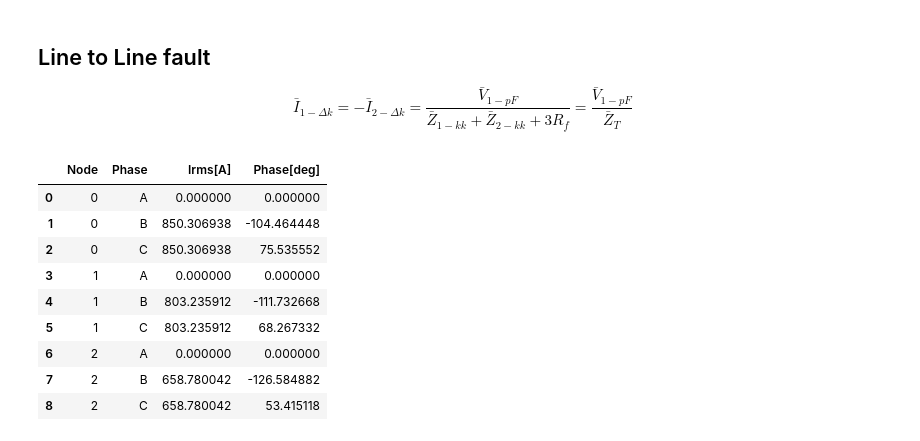
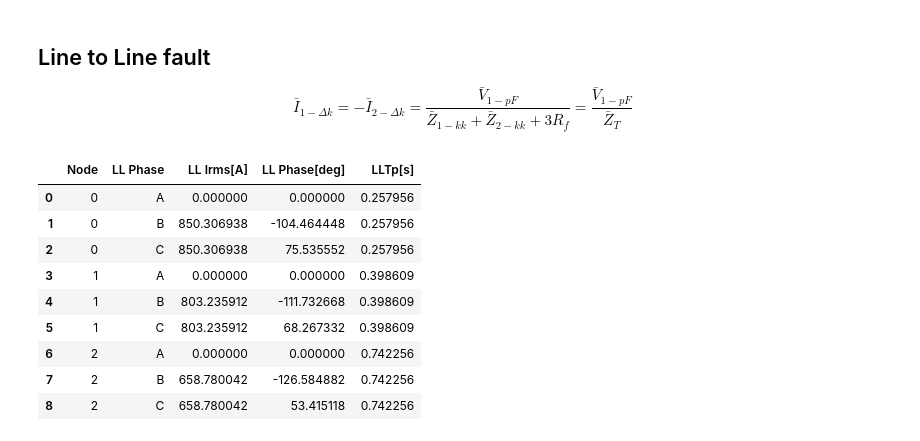
Before and after one commit to e4m8ch/IST_PSE, a Jupyter notebook: main.ipynb, the cells around one changed output. Saved outputs shown, nothing was run; the diff lists cells and outputs as text; code cells hidden in the pictures.

```diff
--- a/main.ipynb
+++ b/main.ipynb
@@ -368,44 +377,47 @@ $$\bar{I}_{1-\Delta k} = - \bar{I}_{2-\Delta k} = \frac{\bar{V}_{1-pF}}{\bar{Z}_
 # %%
 # Fault current with Zf_max_pu
 ZT_LL = np.diag(Z1) + np.diag(Z1) + Zf_max_pu
+ZT_LL = np.asarray(ZT_LL)  # make sure it's a NumPy array
 If_pu_LL = 1.0 / ZT_LL  # pu assuming V_prefault = 1 pu
+Tp_LL = np.where(ZT_LL.real != 0, ZT_LL.imag / ZT_LL.real, np.nan)
 
 # Base currents
 I_base = dfs["Nodes"]["Base Current [pu]"].values  # A
 
 # Stack I0, I1, I2 for each node
 I_seq = np.vstack([np.zeros_like(If_pu_LL), If_pu_LL, -If_pu_LL])
 
 # Phase currents in pu
 I_abc_pu = (A @ I_seq) / 3
 
 # Convert to Amperes
 I_abc_A = I_abc_pu * I_base
 
 
 # Compute RMS and phase angle
 I_abc_rms = np.abs(I_abc_A) / np.sqrt(2)
 
 I_abc_angle = np.angle(I_abc_A, deg=True)
 
 # Build DataFrame
 n_nodes = I_abc_A.shape[1]
 df_LL = pd.DataFrame({
     "Node": np.repeat(np.arange(n_nodes), 3),
-    "Phase": np.tile(["A", "B", "C"], n_nodes),
-    "Irms[A]": I_abc_rms.T.flatten(),
-    "Phase[deg]": I_abc_angle.T.flatten(),
+    "LL Phase": np.tile(["A", "B", "C"], n_nodes),
+    "LL Irms[A]": I_abc_rms.T.flatten(),
+    "LL Phase[deg]": I_abc_angle.T.flatten(),
+    "LLTp[s]": np.repeat(Tp_LL, 3)
 })
 
 df_LL.head(9)
 # %% [output]
-|  | Node | Phase | Irms[A] | Phase[deg] |
-| 0 | 0 | A | 0.000000 | 0.000000 |
-| 1 | 0 | B | 850.306938 | -104.464448 |
-| 2 | 0 | C | 850.306938 | 75.535552 |
-| 3 | 1 | A | 0.000000 | 0.000000 |
-| 4 | 1 | B | 803.235912 | -111.732668 |
-| 5 | 1 | C | 803.235912 | 68.267332 |
-| 6 | 2 | A | 0.000000 | 0.000000 |
-| 7 | 2 | B | 658.780042 | -126.584882 |
-| 8 | 2 | C | 658.780042 | 53.415118 |
+|  | Node | LL Phase | LL Irms[A] | LL Phase[deg] | LLTp[s] |
+| 0 | 0 | A | 0.000000 | 0.000000 | 0.257956 |
+| 1 | 0 | B | 850.306938 | -104.464448 | 0.257956 |
+| 2 | 0 | C | 850.306938 | 75.535552 | 0.257956 |
+| 3 | 1 | A | 0.000000 | 0.000000 | 0.398609 |
+| 4 | 1 | B | 803.235912 | -111.732668 | 0.398609 |
+| 5 | 1 | C | 803.235912 | 68.267332 | 0.398609 |
+| 6 | 2 | A | 0.000000 | 0.000000 | 0.742256 |
+| 7 | 2 | B | 658.780042 | -126.584882 | 0.742256 |
+| 8 | 2 | C | 658.780042 | 53.415118 | 0.742256 |
```
Also changed, not shown: parts of 4 cells of this notebook.
